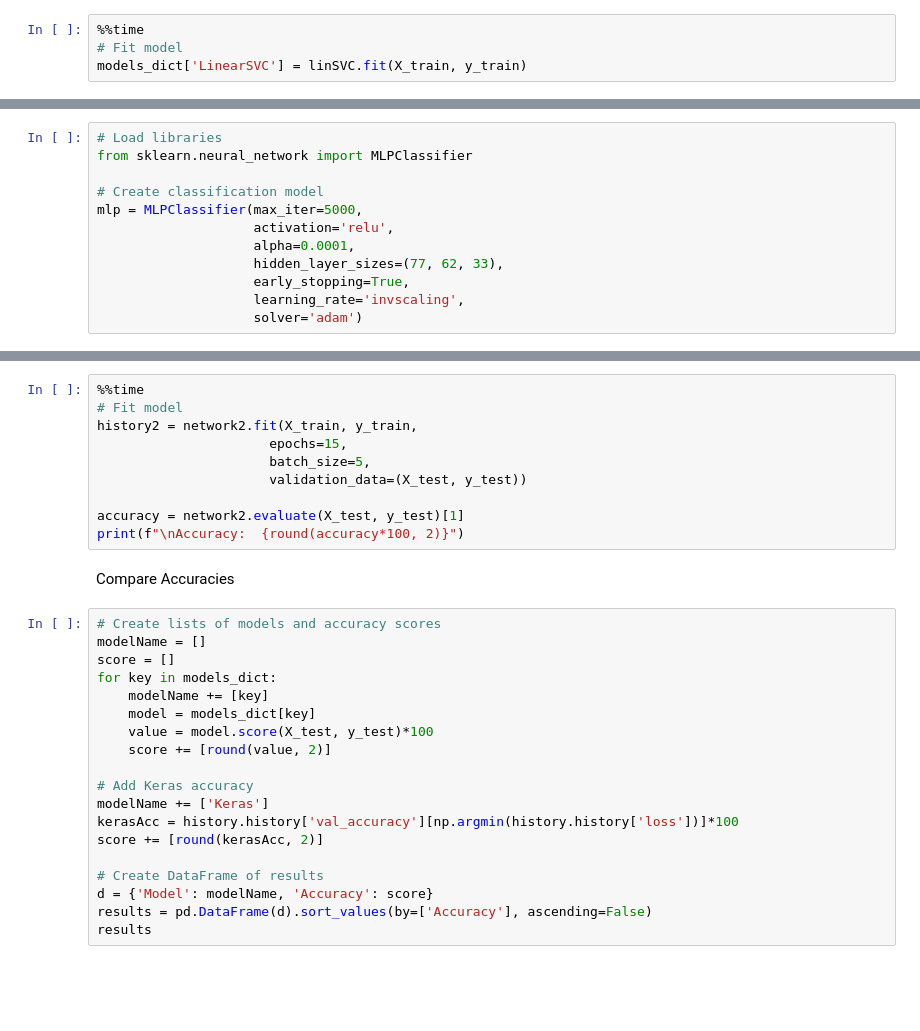
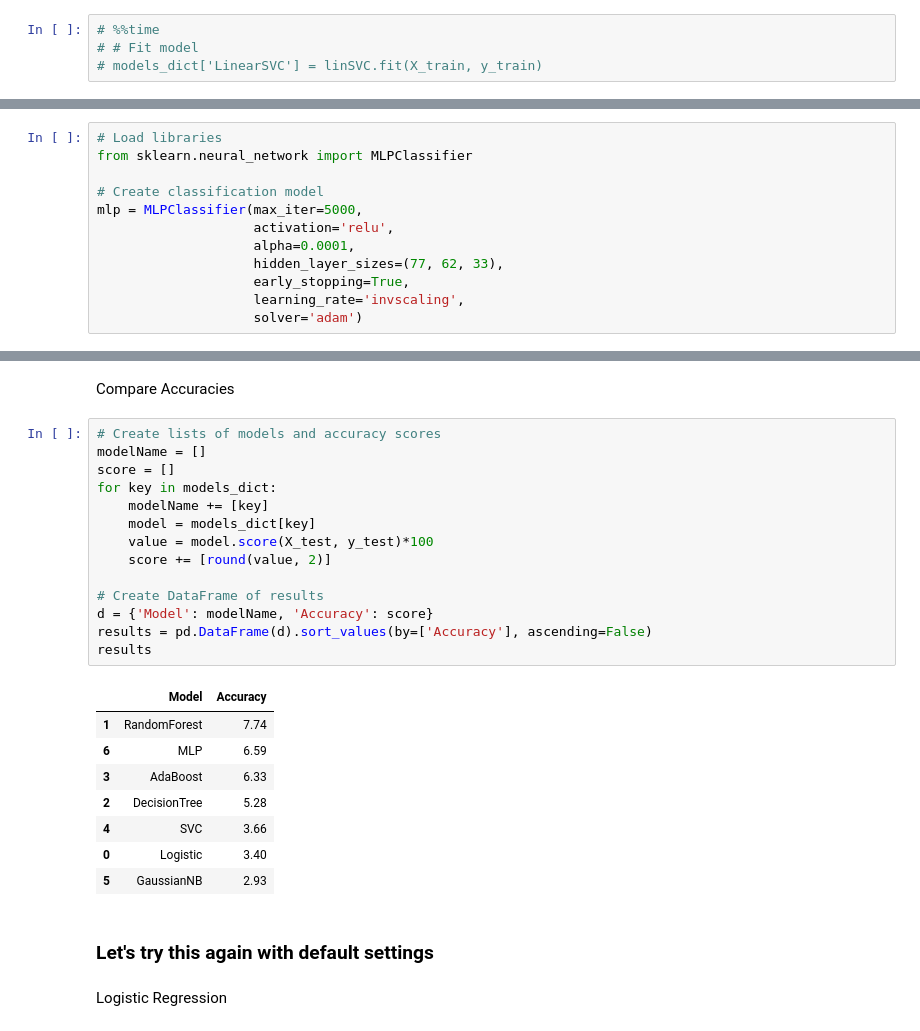
Before and after one commit to ScottBreitbach/DSC630, a Jupyter notebook: Week7/Week7_test2.ipynb, the cells around one changed output, grey strips where cells are left out. Cells and saved outputs as stored; diff of their text form; blank space fills up the shorter version.

```diff
--- a/Week7/Week7_test2.ipynb
+++ b/Week7/Week7_test2.ipynb
@@ -931,4 +933,4 @@ linSVC = LinearSVC(C=200,
 # %%
-%%time
-# Fit model
-models_dict['LinearSVC'] = linSVC.fit(X_train, y_train)
+# %%time
+# # Fit model
+# models_dict['LinearSVC'] = linSVC.fit(X_train, y_train)
@@ -1064,31 +994,29 @@ network2.compile(loss='categorical_crossentropy',
-# %%
-%%time
-# Fit model
-history2 = network2.fit(X_train, y_train,
-                      epochs=15,
-                      batch_size=5,
-                      validation_data=(X_test, y_test))
-
-accuracy = network2.evaluate(X_test, y_test)[1]
-print(f"\nAccuracy:  {round(accuracy*100, 2)}")
 # %% [markdown]
 Compare Accuracies
 # %%
 # Create lists of models and accuracy scores
 modelName = []
 score = []
 for key in models_dict:
     modelName += [key]
     model = models_dict[key]
     value = model.score(X_test, y_test)*100
     score += [round(value, 2)]
 
-# Add Keras accuracy
-modelName += ['Keras']
-kerasAcc = history.history['val_accuracy'][np.argmin(history.history['loss'])]*100
-score += [round(kerasAcc, 2)]
-
 # Create DataFrame of results
 d = {'Model': modelName, 'Accuracy': score}
 results = pd.DataFrame(d).sort_values(by=['Accuracy'], ascending=False)
 results
+# %% [output]
+|  | Model | Accuracy |
+| 1 | RandomForest | 7.74 |
+| 6 | MLP | 6.59 |
+| 3 | AdaBoost | 6.33 |
+| 2 | DecisionTree | 5.28 |
+| 4 | SVC | 3.66 |
+| 0 | Logistic | 3.40 |
+| 5 | GaussianNB | 2.93 |
+# %% [markdown]
+### Let's try this again with default settings
+# %% [markdown]
+Logistic Regression
```
Also changed, not shown: parts of 73 cells of this notebook, 2 other files.
